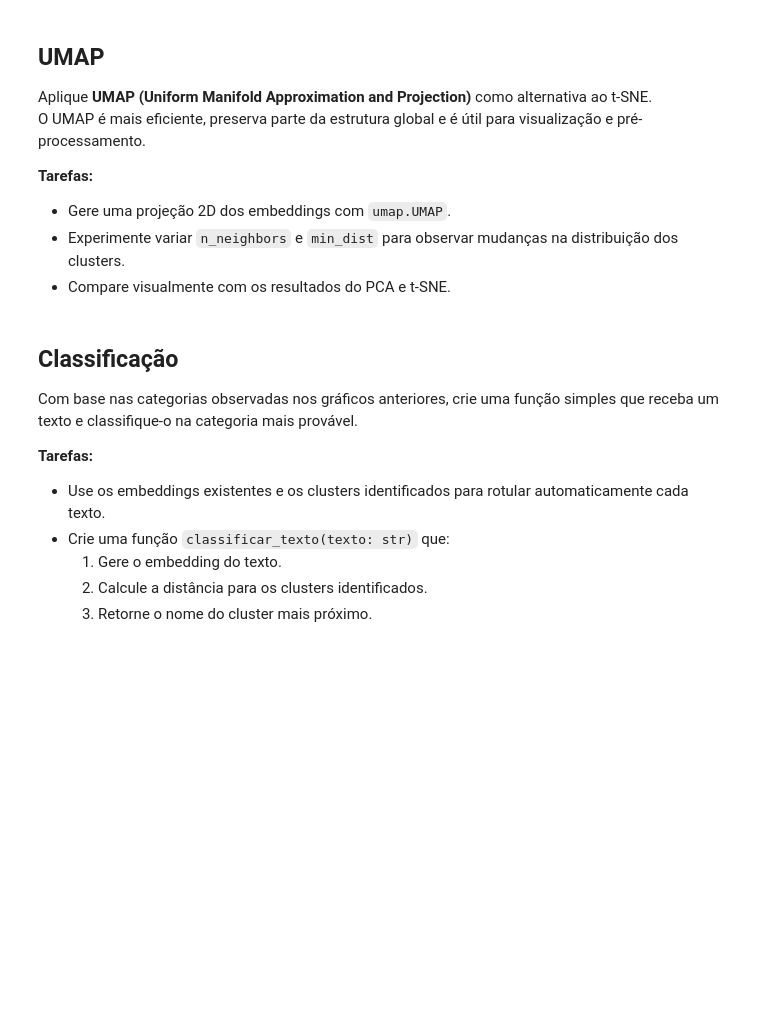
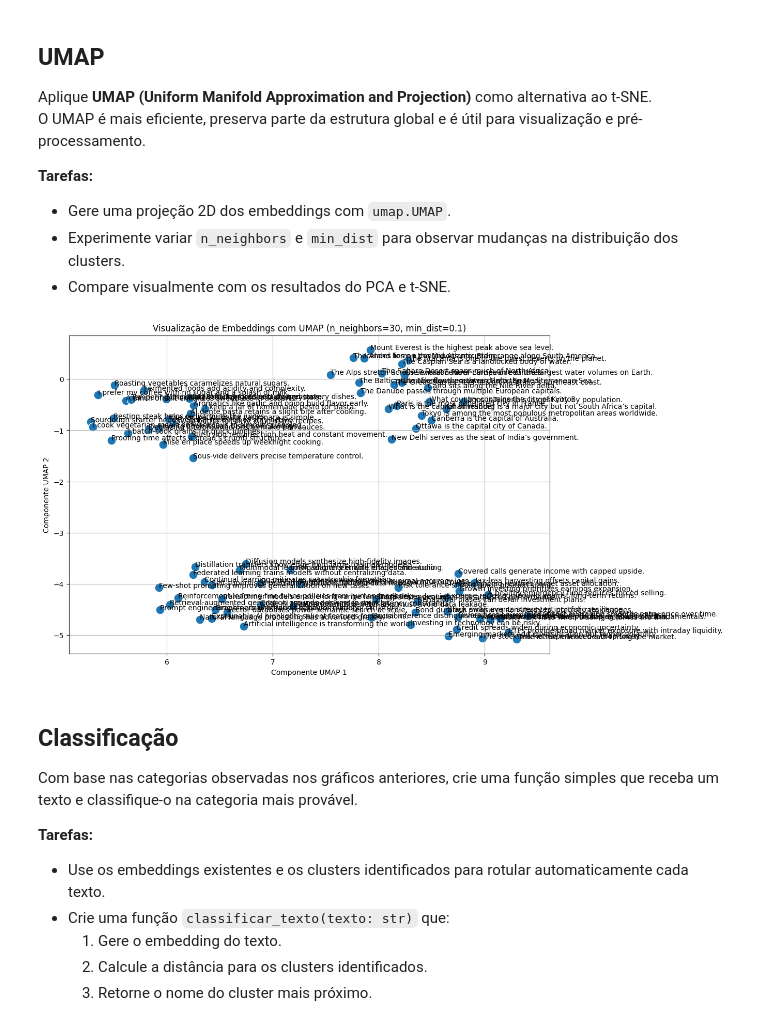
Before and after one commit to DanielBR0612/unsupervised-learning, a Jupyter notebook: 10 - Embeddings Analysis.ipynb, the cells around one changed output. Cells and saved outputs as stored; diff of their text form; code cells hidden in the pictures; blank space fills up the shorter version.

```diff
--- a/10 - Embeddings Analysis.ipynb
+++ b/10 - Embeddings Analysis.ipynb
@@ -128,6 +233,41 @@ O UMAP é mais eficiente, preserva parte da estrutura global e é útil para vis
 - Gere uma projeção 2D dos embeddings com `umap.UMAP`.
 - Experimente variar `n_neighbors` e `min_dist` para observar mudanças na distribuição dos clusters.
 - Compare visualmente com os resultados do PCA e t-SNE.
+# %%
+umap_instancia = umap.UMAP(n_neighbors=30, min_dist=0.01 ,n_components=2, n_epochs=500, random_state=42)
+embeddings_2d_umap = umap_instancia.fit_transform(X)
+# %%
+# Cria um DataFrame para a plotagem
+df_umap = pd.DataFrame({
+    'x': embeddings_2d_umap[:, 0],
+    'y': embeddings_2d_umap[:, 1],
+    'sentence': sentences
+})
+
+# Plota os resultados
+plt.figure(figsize=(12, 8))
+sns.scatterplot(data=df_umap, x='x', y='y', s=150)
+
+# Adiciona anotações aos pontos
+for i in range(df_umap.shape[0]):
+    plt.text(
+        df_umap.x[i],
+        df_umap.y[i],
+        df_umap.sentence[i],
+        ha='left',
+        size=10,
+        color='black',
+        alpha=1.0,
+        weight='normal'
+    )
+
+plt.title('Visualização de Embeddings com UMAP (n_neighbors=30, min_dist=0.1)')
+plt.xlabel('Componente UMAP 1')
+plt.ylabel('Componente UMAP 2')
+plt.grid(True)
+plt.show()
+# %% [output]
+[figure, added]
 # %% [markdown]
 ## Classificação
 
```
Also changed, not shown: parts of 13 cells of this notebook.
